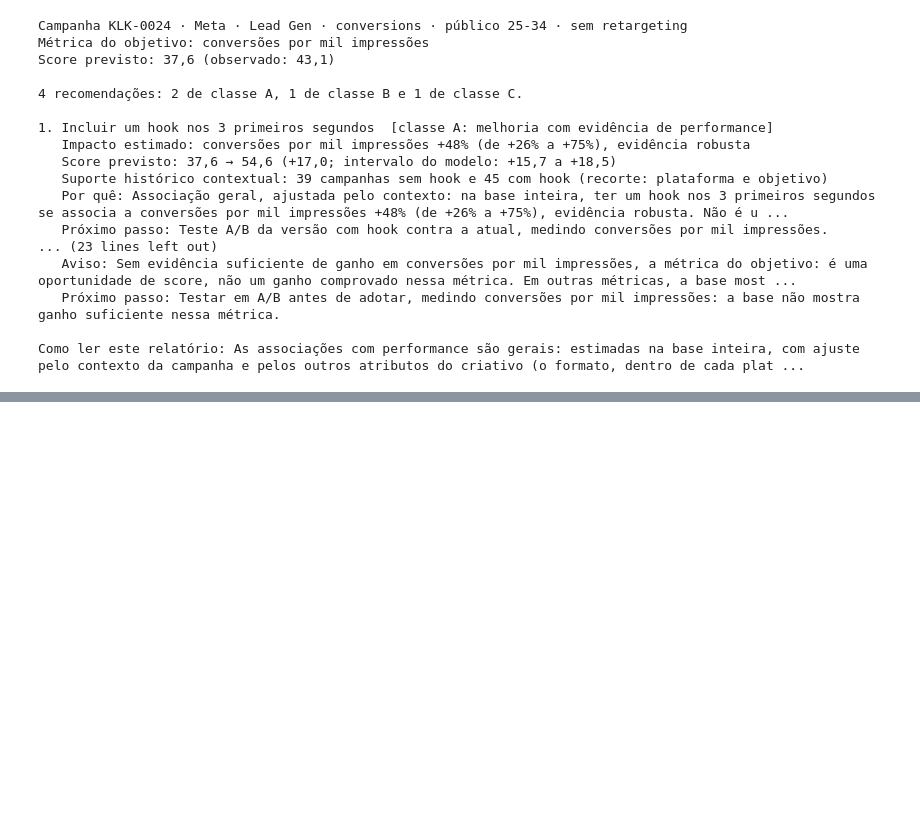
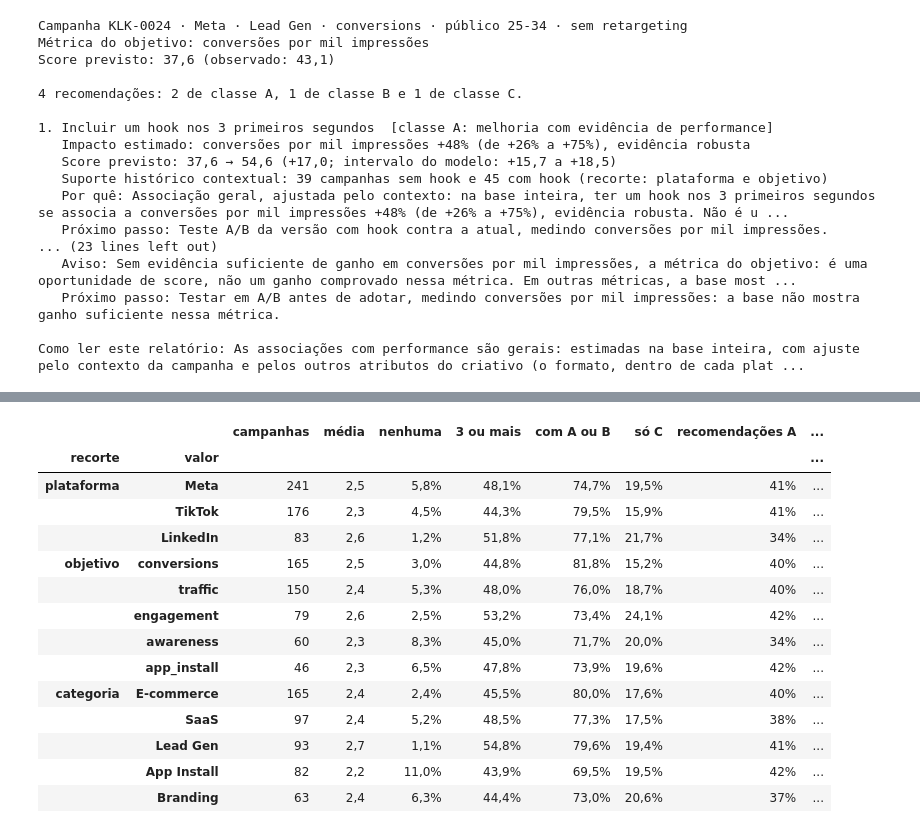
Before and after one commit to murilozgodoy/case_klike.ia, a Jupyter notebook: notebooks/04_recommendations.ipynb, the cells around one changed output, grey strips where cells are left out. Saved outputs shown, nothing was run; the diff lists cells and outputs as text; code cells hidden in the pictures; blank space fills up the shorter version.

```diff
--- a/notebooks/04_recommendations.ipynb
+++ b/notebooks/04_recommendations.ipynb
@@ -590,0 +793,35 @@ python -m klike.recommend --arquivo examples/campanha_nova.json --json
+# %%
+SEGMENTS = {"plataforma": "platform", "objetivo": "objective", "categoria": "category"}
+segments = {}
+for column, key in SEGMENTS.items():
+    order = CATEGORY_ORDERS[key]
+    shares = coverage(campaigns, by=column).reindex(order)
+    classes = pd.crosstab(table[column], table["classe"], normalize="index").reindex(order)
+    segments[column] = pd.DataFrame(
+        {
+            "campanhas": shares["campanhas"],
+            "média": shares["media"].map(lambda v: fmt_number(v, 1)),
+            "nenhuma": shares["nenhuma"].map(lambda v: fmt_pct(v, 1)),
+            "3 ou mais": shares["tres_ou_mais"].map(lambda v: fmt_pct(v, 1)),
+            "com A ou B": shares["com_A_ou_B"].map(lambda v: fmt_pct(v, 1)),
+            "só C": shares["so_C"].map(lambda v: fmt_pct(v, 1)),
+            **{f"recomendações {k}": classes[k].map(lambda v: fmt_pct(v, 0)) for k in "ABC"},
+        }
+    )
+display(pd.concat(segments, names=["recorte", "valor"]))
+# %% [output]
+|  |  | campanhas | média | nenhuma | 3 ou mais | com A ou B | só C | recomendações A | ... |
+| recorte | valor |  |  |  |  |  |  |  | ... |
+| plataforma | Meta | 241 | 2,5 | 5,8% | 48,1% | 74,7% | 19,5% | 41% | ... |
+|  | TikTok | 176 | 2,3 | 4,5% | 44,3% | 79,5% | 15,9% | 41% | ... |
+|  | LinkedIn | 83 | 2,6 | 1,2% | 51,8% | 77,1% | 21,7% | 34% | ... |
+| objetivo | conversions | 165 | 2,5 | 3,0% | 44,8% | 81,8% | 15,2% | 40% | ... |
+|  | traffic | 150 | 2,4 | 5,3% | 48,0% | 76,0% | 18,7% | 40% | ... |
+|  | engagement | 79 | 2,6 | 2,5% | 53,2% | 73,4% | 24,1% | 42% | ... |
+|  | awareness | 60 | 2,3 | 8,3% | 45,0% | 71,7% | 20,0% | 34% | ... |
+|  | app_install | 46 | 2,3 | 6,5% | 47,8% | 73,9% | 19,6% | 42% | ... |
+| categoria | E-commerce | 165 | 2,4 | 2,4% | 45,5% | 80,0% | 17,6% | 40% | ... |
+|  | SaaS | 97 | 2,4 | 5,2% | 48,5% | 77,3% | 17,5% | 38% | ... |
+|  | Lead Gen | 93 | 2,7 | 1,1% | 54,8% | 79,6% | 19,4% | 41% | ... |
+|  | App Install | 82 | 2,2 | 11,0% | 43,9% | 69,5% | 19,5% | 42% | ... |
+|  | Branding | 63 | 2,4 | 6,3% | 44,4% | 73,0% | 20,6% | 37% | ... |
```
Also changed, not shown: parts of 31 cells of this notebook, 2 other files.
